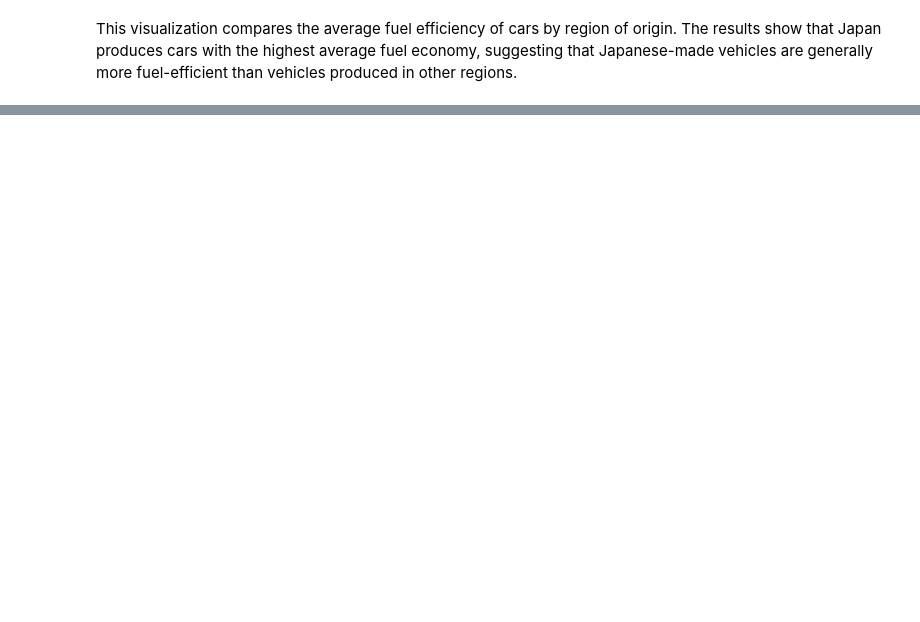
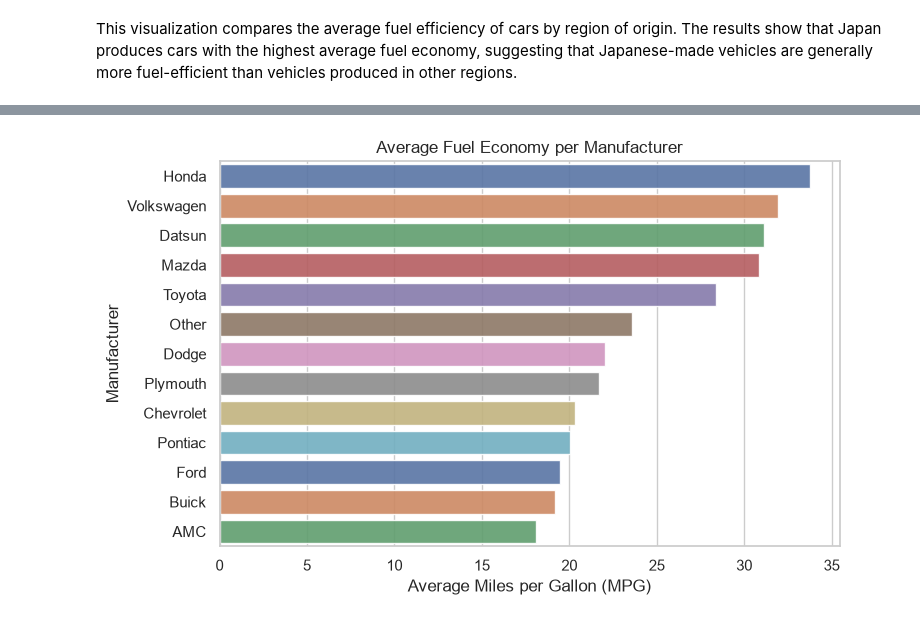
Before and after one commit to data4kira/mpg_project, a Jupyter notebook: MPG_Project.ipynb, the cells around one changed output, grey strips where cells are left out. Cells and saved outputs as stored; diff of their text form; code cells hidden in the pictures; blank space fills up the shorter version.

```diff
--- a/MPG_Project.ipynb
+++ b/MPG_Project.ipynb
@@ -85,2 +81,24 @@ plt.show()
 # %% [markdown]
 This visualization compares the average fuel efficiency of cars by region of origin. The results show that Japan produces cars with the highest average fuel economy, suggesting that Japanese-made vehicles are generally more fuel-efficient than vehicles produced in other regions.
+# %%
+mpg_clean['manufacturer'] = 'Other'
+mpg_clean.loc[mpg_clean['name'].str.contains('ford', case=False, na=False), 'manufacturer'] = 'Ford'
+mpg_clean.loc[mpg_clean['name'].str.contains('chevrolet|chevy', case=False, na=False), 'manufacturer'] = 'Chevrolet'
+mpg_clean.loc[mpg_clean['name'].str.contains('toyota', case=False, na=False), 'manufacturer'] = 'Toyota'
+mpg_clean.loc[mpg_clean['name'].str.contains('honda', case=False, na=False), 'manufacturer'] = 'Honda'
+mpg_clean.loc[mpg_clean['name'].str.contains('dodge', case=False, na=False), 'manufacturer'] = 'Dodge'
+mpg_clean.loc[mpg_clean['name'].str.contains('volkswagen|vw', case=False, na=False), 'manufacturer'] = 'Volkswagen'
+mpg_clean.loc[mpg_clean['name'].str.contains('buick', case=False, na=False), 'manufacturer'] = 'Buick'
+mpg_clean.loc[mpg_clean['name'].str.contains('pontiac', case=False, na=False), 'manufacturer'] = 'Pontiac'
+mpg_clean.loc[mpg_clean['name'].str.contains('plymouth', case=False, na=False), 'manufacturer'] = 'Plymouth'
+mpg_clean.loc[mpg_clean['name'].str.contains('mazda', case=False, na=False), 'manufacturer'] = 'Mazda'
+mpg_clean.loc[mpg_clean['name'].str.contains('amc', case=False, na=False), 'manufacturer'] = 'AMC'
+mpg_clean.loc[mpg_clean['name'].str.contains('datsun', case=False, na=False), 'manufacturer'] = 'Datsun'
+mpg_clean.loc[mpg_clean['name'].str.contains('pontiac', case=False, na=False), 'manufacturer'] = 'Pontiac'
+mpg_clean.loc[mpg_clean['name'].str.contains('oldmobile', case=False, na=False), 'manufacturer'] = 'Oldmobile'
+manufacturer_mpg = (
+    mpg_clean
+    .groupby("manufacturer")["mpg"]
+    .mean()
+    .reset_index().sort_values("mpg", ascending=False))
+manufacturer_mpg
@@ -86,0 +120,10 @@ This visualization compares the average fuel efficiency of cars by region of ori
+# %%
+plt.figure(figsize=(8, 5))
+sns.barplot(data=manufacturer_mpg, x="mpg",y="manufacturer",hue="manufacturer",
+palette="deep",alpha=0.9,errorbar=None,legend=False)
+plt.title("Average Fuel Economy per Manufacturer")
+plt.xlabel("Average Miles per Gallon (MPG)")
+plt.ylabel("Manufacturer")
+plt.show()
+# %% [output]
+[figure, added]
```
Also changed, not shown: parts of 9 cells of this notebook.
